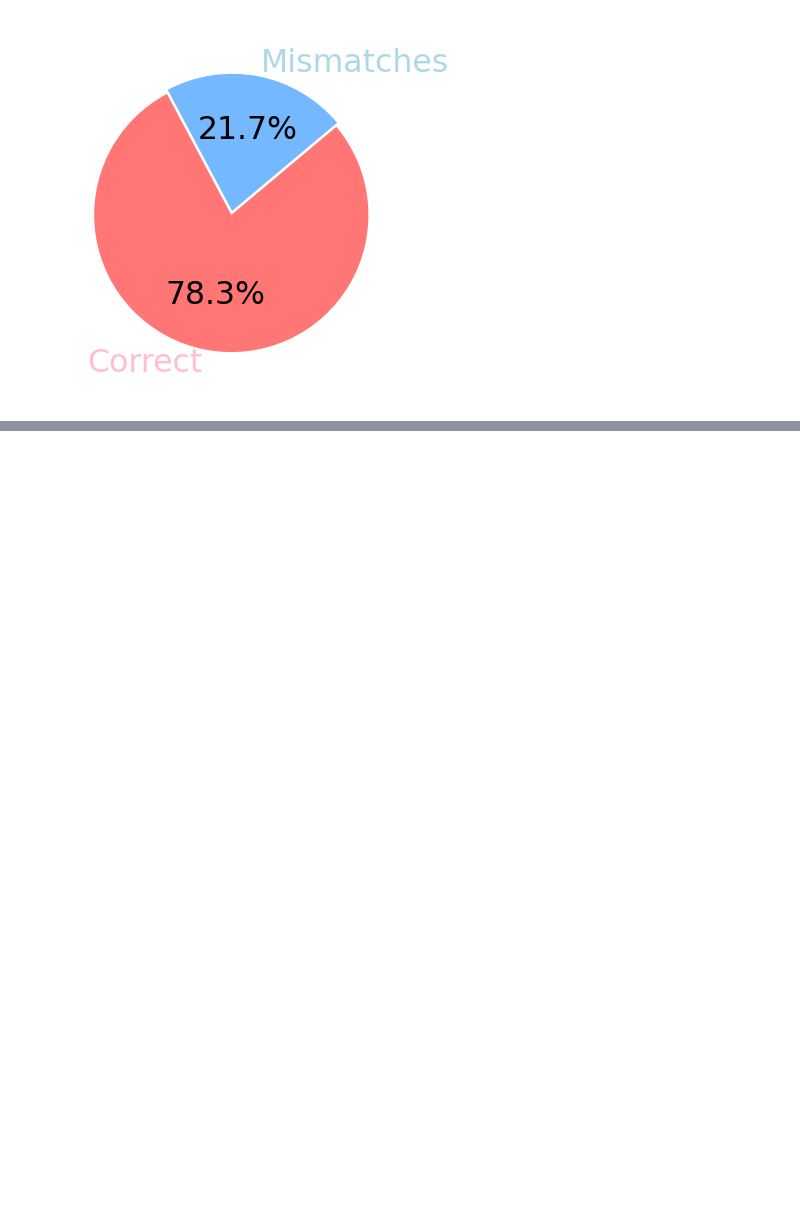
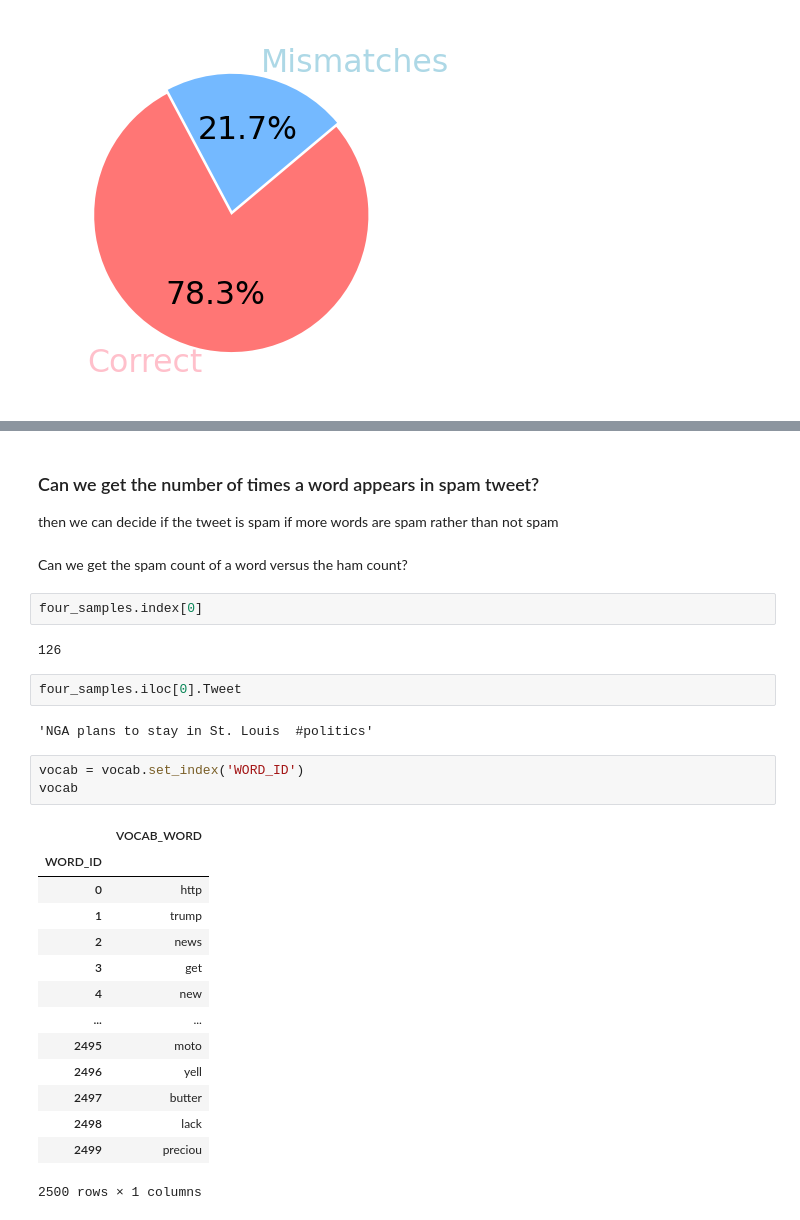
Before and after one commit to AlexHappyCode/CSC845-twitter-spam-detection, a Jupyter notebook: alex/random_forest.ipynb, the cells around one changed output, grey strips where cells are left out. Cells and saved outputs as stored; diff of their text form; blank space fills up the shorter version.

```diff
--- a/alex/random_forest.ipynb
+++ b/alex/random_forest.ipynb
@@ -308,0 +278,32 @@ plt.show()
+# %% [markdown]
+### Can we get the number of times a word appears in spam tweet?
+
+then we can decide if the tweet is spam if more words are spam rather than not spam
+# %% [markdown]
+Can we get the spam count of a word versus the ham count?
+# %%
+four_samples.index[0]
+# %% [output]
+126
+# %%
+four_samples.iloc[0].Tweet
+# %% [output]
+'NGA plans to stay in St. Louis  #politics'
+# %%
+vocab = vocab.set_index('WORD_ID')
+vocab
+# %% [output]
+|  | VOCAB_WORD |
+| WORD_ID |  |
+| 0 | http |
+| 1 | trump |
+| 2 | news |
+| 3 | get |
+| 4 | new |
+| ... | ... |
+| 2495 | moto |
+| 2496 | yell |
+| 2497 | butter |
+| 2498 | lack |
+| 2499 | preciou |
+2500 rows × 1 columns
```
Also changed, not shown: parts of 16 cells of this notebook, 2 other files.
